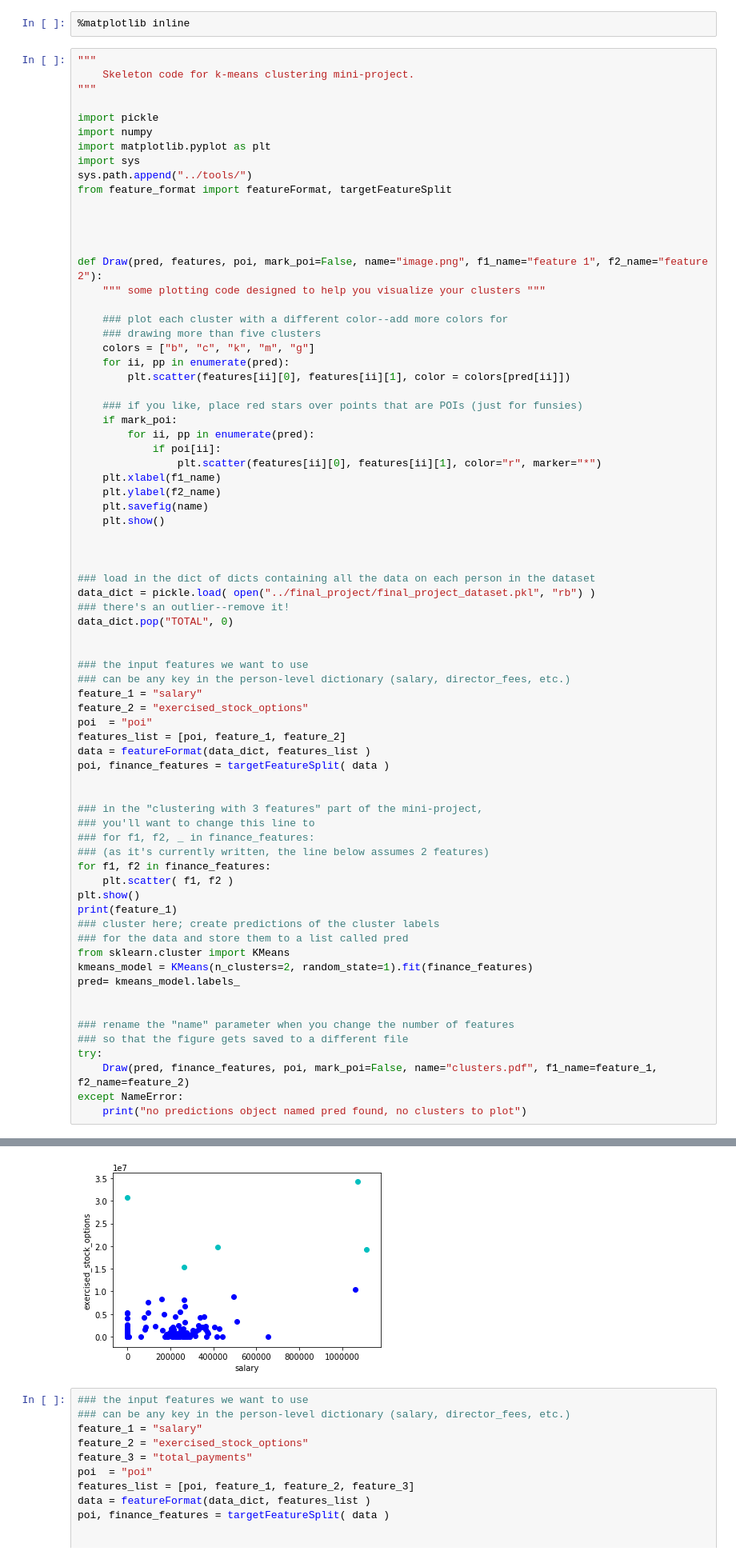
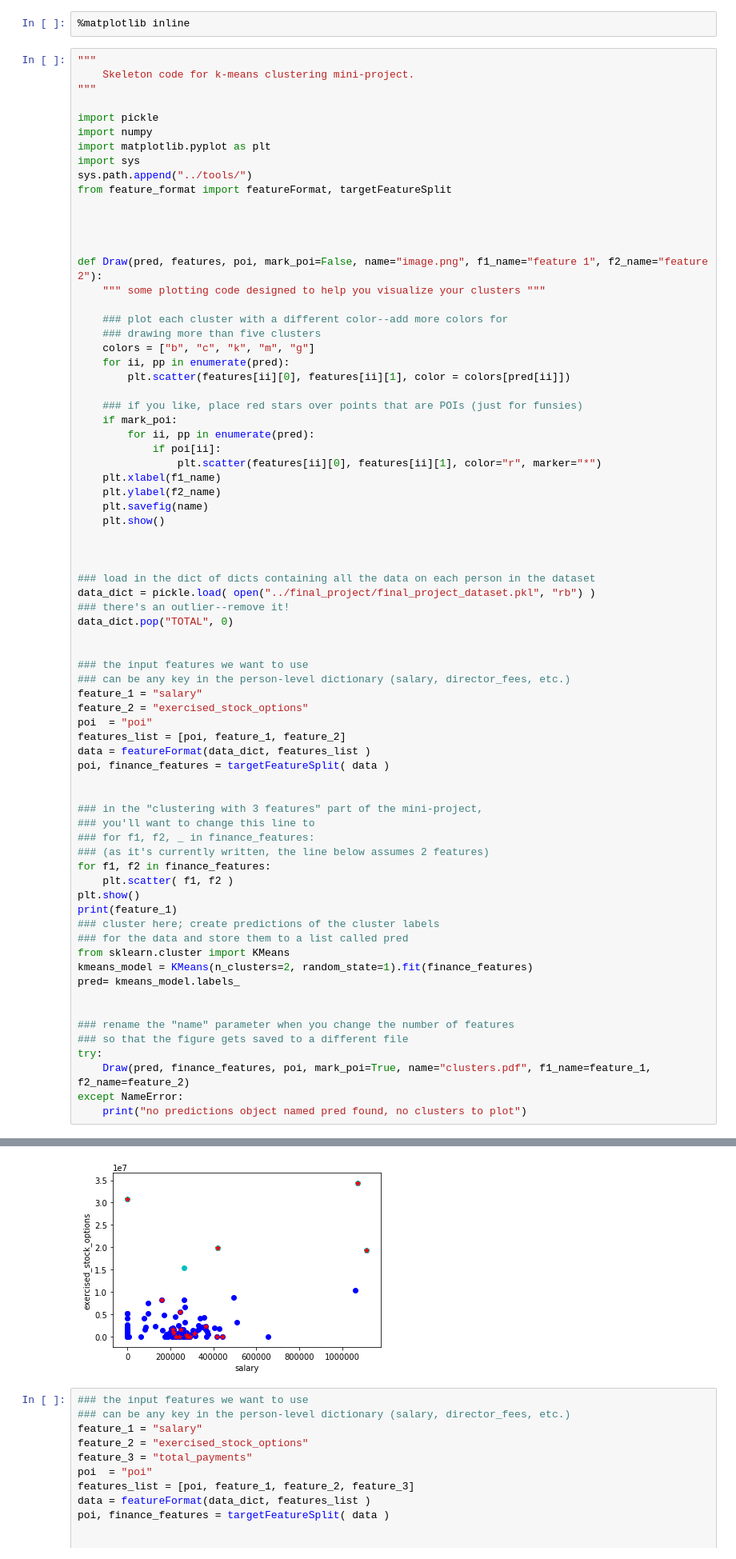
Before and after one commit to gauravbrills/ml-sprint, a Jupyter notebook: udacity_ml/clustering/k-means.ipynb, the cells around one changed output, grey strips where cells are left out. Shown: that part at 80% size. Saved outputs shown, nothing was run; the diff lists cells and outputs as text.

```diff
--- a/udacity_ml/clustering/k-means.ipynb
+++ b/udacity_ml/clustering/k-means.ipynb
@@ -48,35 +48,35 @@ feature_1 = "salary"
 feature_2 = "exercised_stock_options"
 poi  = "poi"
 features_list = [poi, feature_1, feature_2]
 data = featureFormat(data_dict, features_list )
 poi, finance_features = targetFeatureSplit( data )
 
 
 ### in the "clustering with 3 features" part of the mini-project,
 ### you'll want to change this line to
 ### for f1, f2, _ in finance_features:
 ### (as it's currently written, the line below assumes 2 features)
 for f1, f2 in finance_features:
     plt.scatter( f1, f2 )
 plt.show()
 print(feature_1)
 ### cluster here; create predictions of the cluster labels
 ### for the data and store them to a list called pred
 from sklearn.cluster import KMeans
 kmeans_model = KMeans(n_clusters=2, random_state=1).fit(finance_features)
 pred= kmeans_model.labels_
 
 
 ### rename the "name" parameter when you change the number of features
 ### so that the figure gets saved to a different file
 try:
-    Draw(pred, finance_features, poi, mark_poi=False, name="clusters.pdf", f1_name=feature_1, f2_name=feature_2)
+    Draw(pred, finance_features, poi, mark_poi=True, name="clusters.pdf", f1_name=feature_1, f2_name=feature_2)
 except NameError:
     print("no predictions object named pred found, no clusters to plot")
 # %% [output]
 [figure]
 salary
-[figure, old version]
+[figure, new version]
 # %%
 ### the input features we want to use
 ### can be any key in the person-level dictionary (salary, director_fees, etc.)
```
Also changed, not shown: 2 other files.
